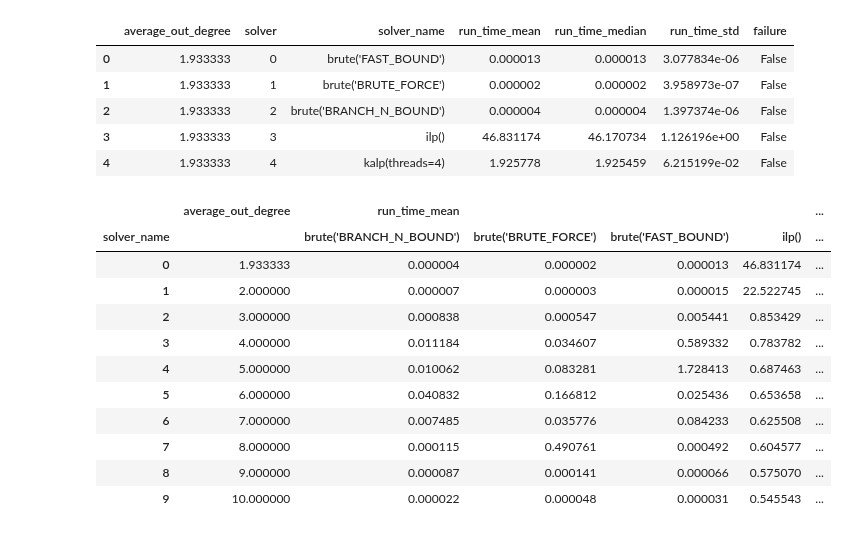
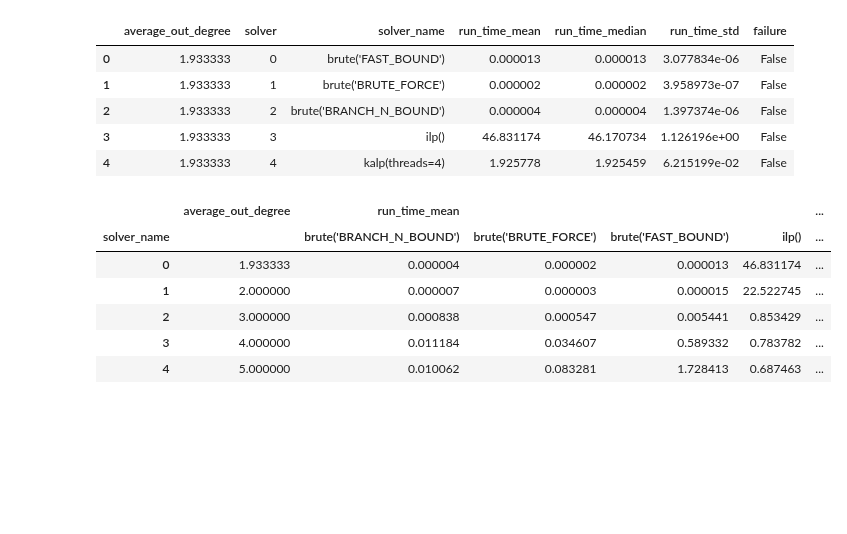
Before and after one commit to blinkybool/LongestPath, a Jupyter notebook: notebooks/benchmarking_hamiltonians.ipynb, the cells around one changed output. Saved outputs shown, nothing was run; the diff lists cells and outputs as text; code cells hidden in the pictures; blank space fills up the shorter version.

```diff
--- a/notebooks/benchmarking_hamiltonians.ipynb
+++ b/notebooks/benchmarking_hamiltonians.ipynb
@@ -158,17 +166,12 @@ df_grouped_failures_removed.head()
 | 3 | 1.933333 | 3 | ilp() | 46.831174 | 46.170734 | 1.126196e+00 | False |
 | 4 | 1.933333 | 4 | kalp(threads=4) | 1.925778 | 1.925459 | 6.215199e-02 | False |
 # %%
-to_plot
+to_plot.head()
 # %% [output]
 |  | average_out_degree | run_time_mean |  |  |  | ... |
 | solver_name |  | brute('BRANCH_N_BOUND') | brute('BRUTE_FORCE') | brute('FAST_BOUND') | ilp() | ... |
 | 0 | 1.933333 | 0.000004 | 0.000002 | 0.000013 | 46.831174 | ... |
 | 1 | 2.000000 | 0.000007 | 0.000003 | 0.000015 | 22.522745 | ... |
 | 2 | 3.000000 | 0.000838 | 0.000547 | 0.005441 | 0.853429 | ... |
 | 3 | 4.000000 | 0.011184 | 0.034607 | 0.589332 | 0.783782 | ... |
 | 4 | 5.000000 | 0.010062 | 0.083281 | 1.728413 | 0.687463 | ... |
-| 5 | 6.000000 | 0.040832 | 0.166812 | 0.025436 | 0.653658 | ... |
-| 6 | 7.000000 | 0.007485 | 0.035776 | 0.084233 | 0.625508 | ... |
-| 7 | 8.000000 | 0.000115 | 0.490761 | 0.000492 | 0.604577 | ... |
-| 8 | 9.000000 | 0.000087 | 0.000141 | 0.000066 | 0.575070 | ... |
-| 9 | 10.000000 | 0.000022 | 0.000048 | 0.000031 | 0.545543 | ... |
```
Also changed, not shown: parts of 11 cells of this notebook, 3 other files.
